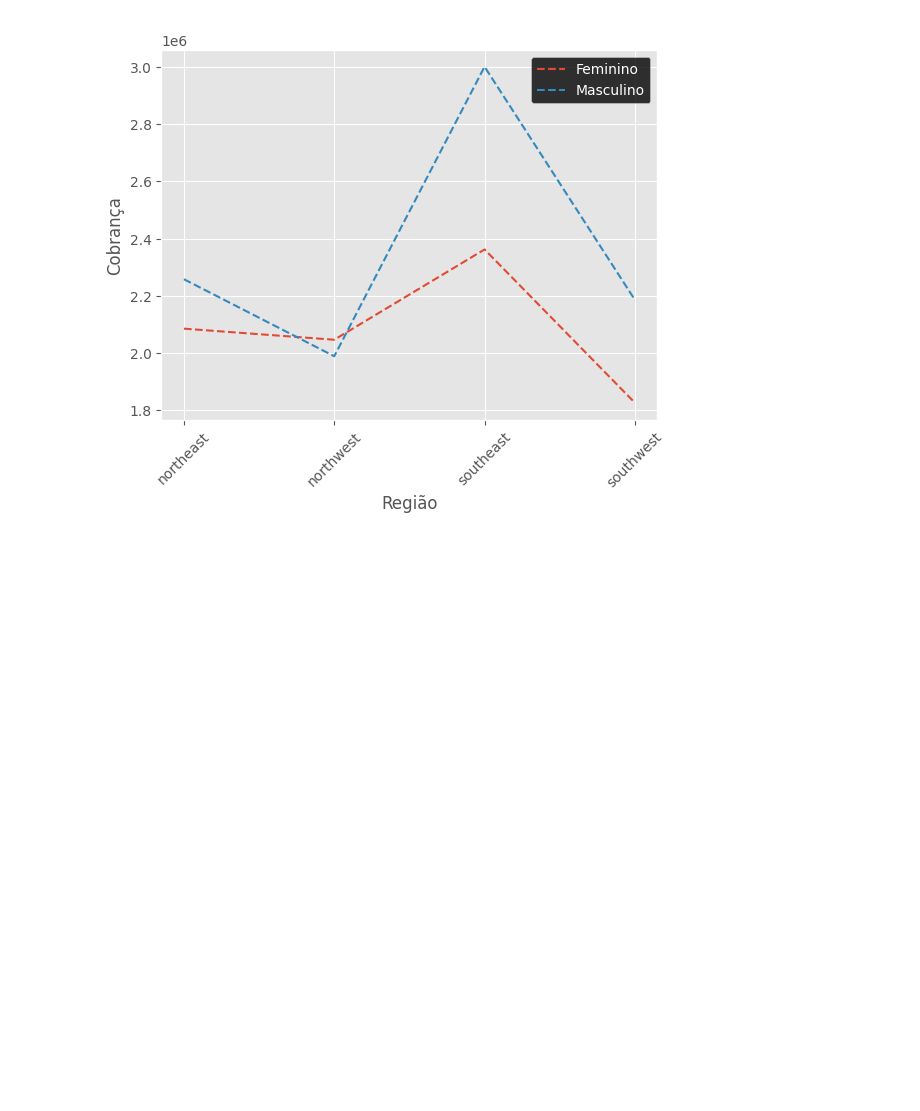
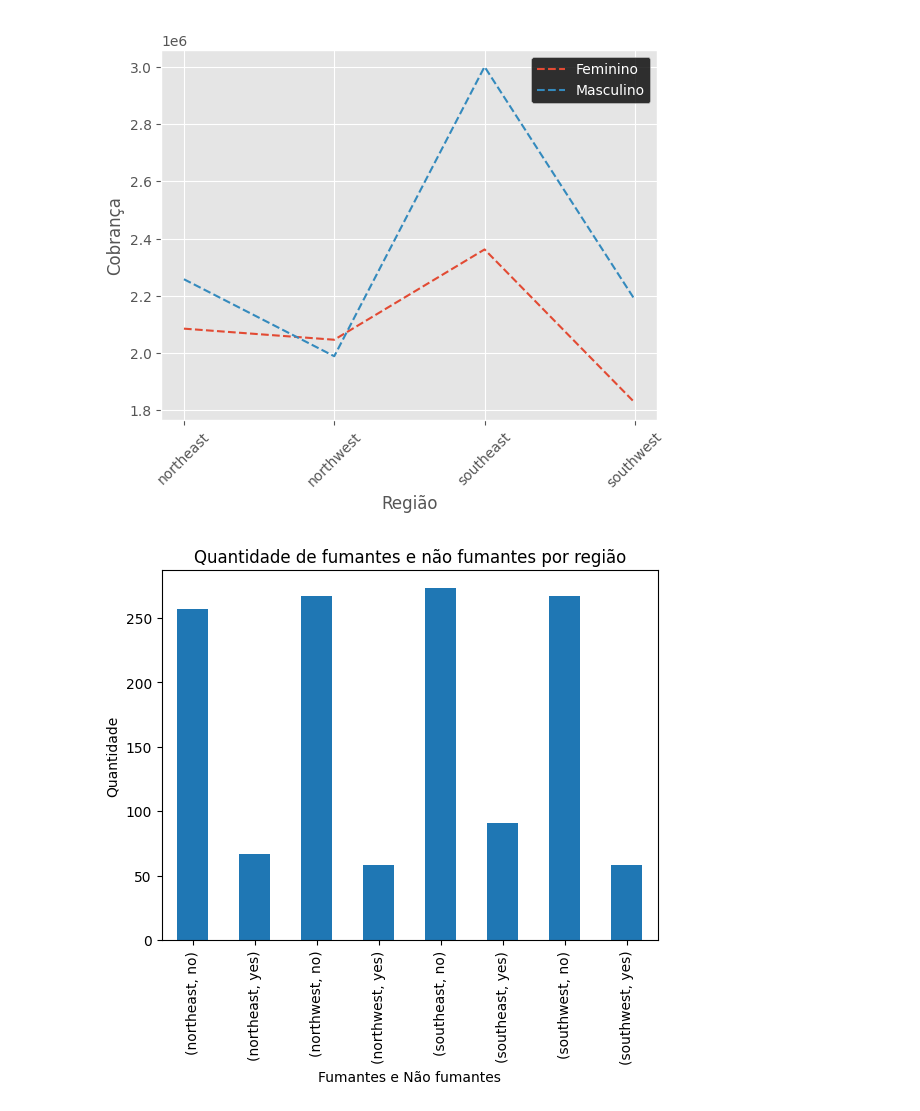
Before and after one commit to devAquino/Medical-Insurance-Analysis, a Jupyter notebook: insurance.ipynb, the cells around one changed output. Saved outputs shown, nothing was run; the diff lists cells and outputs as text; code cells hidden in the pictures; blank space fills up the shorter version.

```diff
--- a/insurance.ipynb
+++ b/insurance.ipynb
@@ -105,6 +105,15 @@ plt.legend(facecolor='black')
 plt_seguro = plt_seguro
 # %% [output]
 [figure]
+# %%
+smokers = df_seguro.groupby('region')['smoker'].value_counts().plot(kind='bar',
+                                                                    title='Quantidade de fumantes e não fumantes por região',
+                                                                    ylabel='Quantidade',
+                                                                    xlabel='Fumantes e Não fumantes',
+                                                                    )
+smokers=smokers
+# %% [output]
+[figure, added]
 # %%
 # A dispersão dos dados não está bem representada aqui
 plt.scatter(data=df_seguro, x='sex', y='charges')
```
Also changed, not shown: parts of 2 cells of this notebook.
